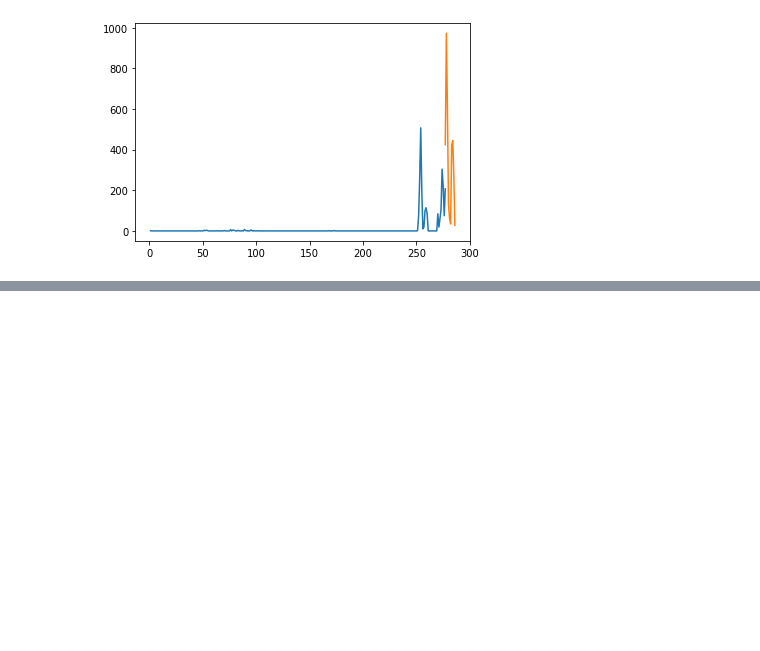
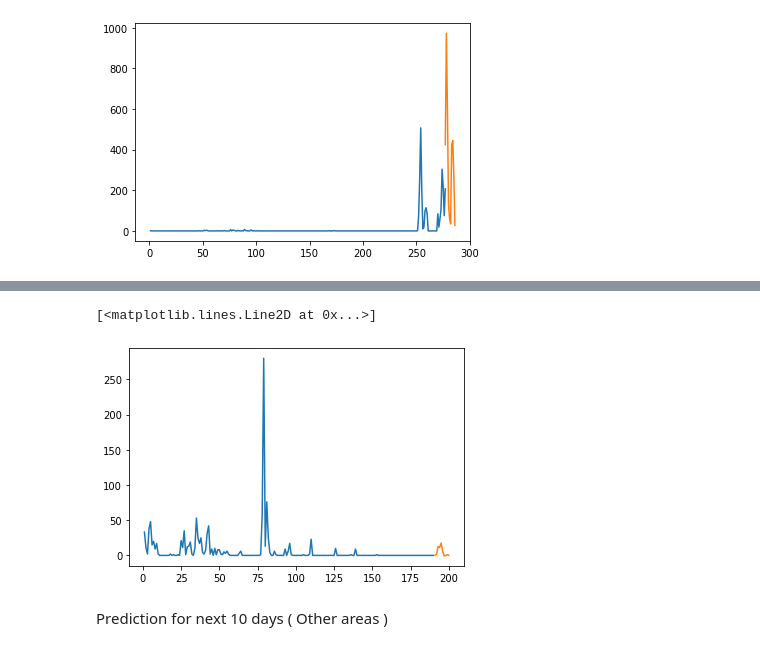
Before and after one commit to sathsaraRasantha/COVID-19_Predictive_Analysis, a Jupyter notebook: Covid_19.ipynb, the cells around one changed output, grey strips where cells are left out. Cells and saved outputs as stored; diff of their text form; code cells hidden in the pictures; blank space fills up the shorter version.

```diff
--- a/Covid_19.ipynb
+++ b/Covid_19.ipynb
@@ -895,0 +1089,11 @@ plt.plot(day_pred,lst_output_gampaha)
+# %%
+day_new=np.arange(1,191)
+day_pred=np.arange(191,201)
+
+plt.plot(day_new,quarantine_centers['Count'])
+plt.plot(day_pred,lst_output_quarantine)
+# %% [output]
+[<matplotlib.lines.Line2D at 0x...>]
+[figure, added]
+# %% [markdown]
+Prediction for next 10 days ( Other areas )
```
Also changed, not shown: parts of 53 cells of this notebook.
